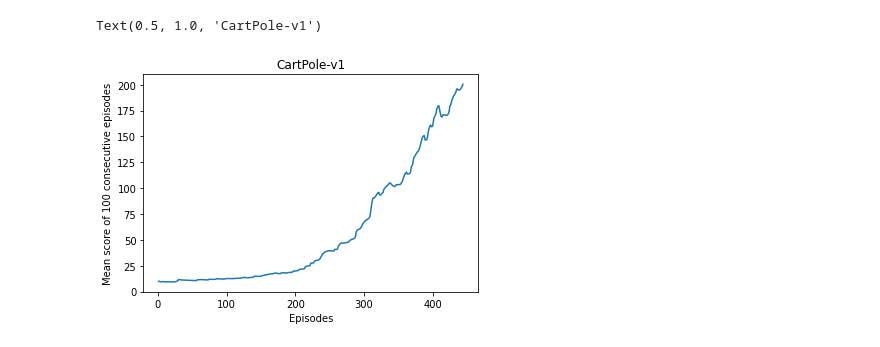
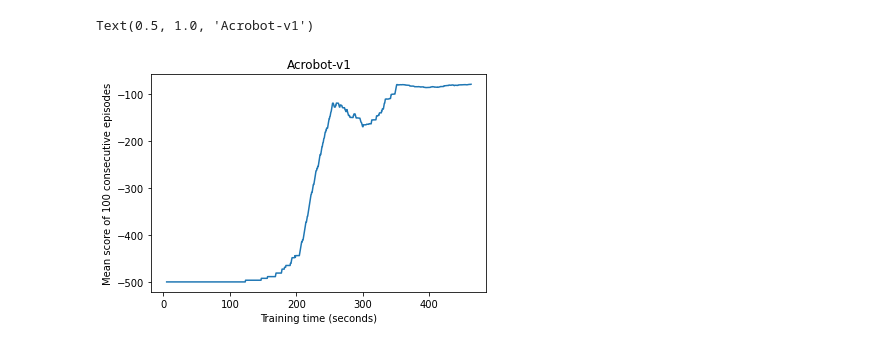
Before and after one commit to khanhvu207/ddrl, a Jupyter notebook: visualize.ipynb, the cells around one changed output. Cells and saved outputs as stored; diff of their text form; code cells hidden in the pictures.

Commit message:
finish Acrobot-v1

```diff
--- a/visualize.ipynb
+++ b/visualize.ipynb
@@ -4,7 +4,7 @@ import pandas as pd
 import numpy as np
 import matplotlib.pyplot as plt
 # %%
-filepath = '/home/kvu/ddrl/benchmarks/openai-gyms/CartPole-v1/result-seed-2021-2021_07_22.pickle'
+filepath = '/home/kvu/ddrl/benchmarks/openai-gyms/Acrobot-v1/result-seed-2021-2021_07_22.pickle'
 # %%
 res = pd.read_pickle(filepath)
 # %%
@@ -14,12 +14,12 @@ means = res['means']
 # %%
 n_episodes = len(means)
 fig, ax = plt.subplots()
-ax.plot(np.linspace(1, n_episodes + 1, n_episodes), means)
-ax.set_xlabel('Episodes')
+ax.plot(timepoints, means)
+ax.set_xlabel('Training time (seconds)')
 ax.set_ylabel('Mean score of 100 consecutive episodes')
-ax.set_title('CartPole-v1')
+ax.set_title('Acrobot-v1')
 # %% [output]
-Text(0.5, 1.0, 'CartPole-v1')
+Text(0.5, 1.0, 'Acrobot-v1')
-[figure, old version]
+[figure, new version]
 # %%
 fig.savefig('result.png')
```
Also changed, not shown: parts of 1 cell of this notebook, 6 other files.
